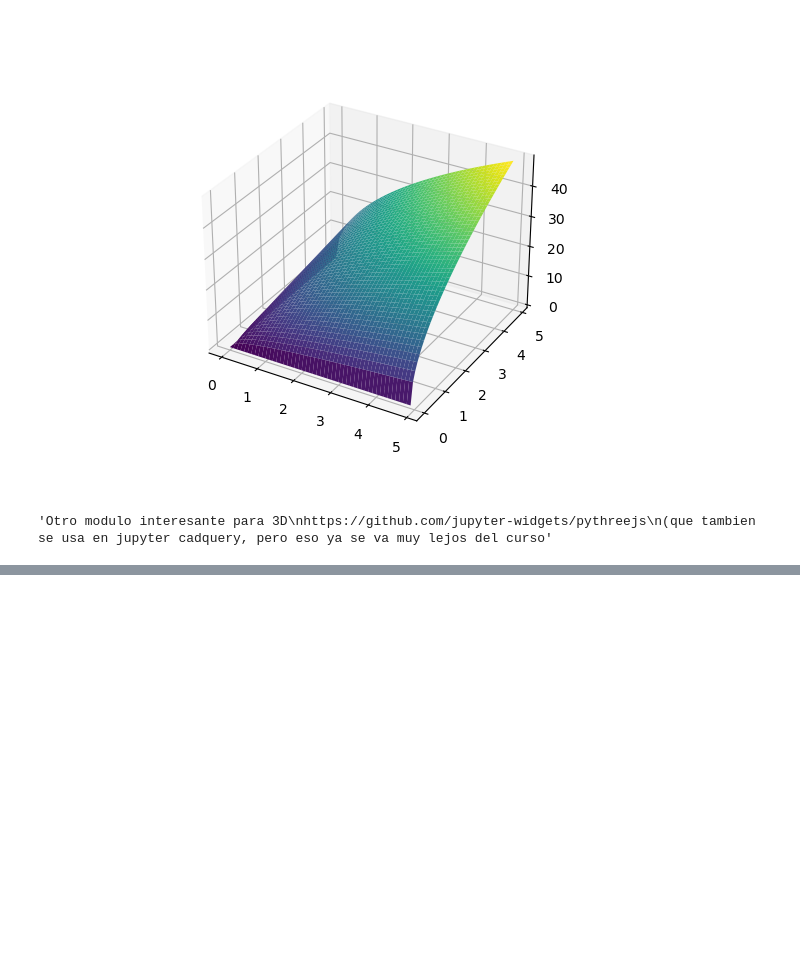
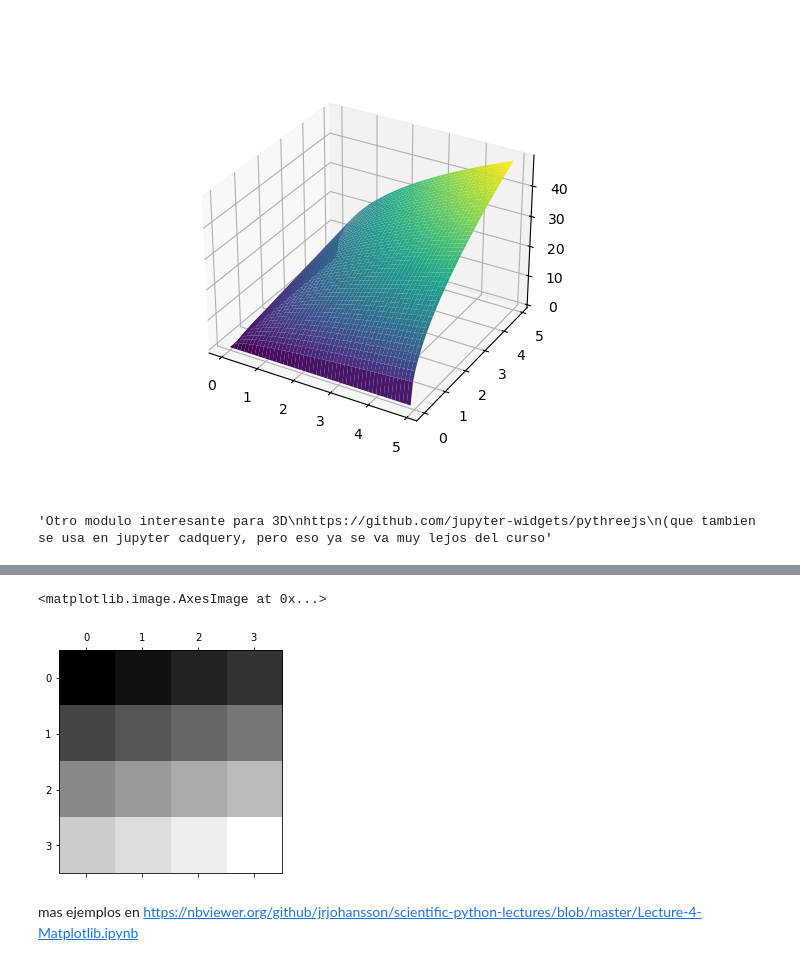
Before and after one commit to arivero/CursoPythonFis, a Jupyter notebook: ejemplos/display.ipynb, the cells around one changed output, grey strips where cells are left out. Saved outputs shown, nothing was run; the diff lists cells and outputs as text; code cells hidden in the pictures; blank space fills up the shorter version.

Commit message:
mas ejemplos

```diff
--- a/ejemplos/display.ipynb
+++ b/ejemplos/display.ipynb
@@ -180,0 +187,9 @@ https://github.com/jupyter-widgets/pythreejs
+# %%
+%matplotlib inline
+plt.matshow(m,cmap=plt.cm.gray)
+# %% [output]
+<matplotlib.image.AxesImage at 0x...>
+[figure, added]
+# %% [markdown]
+mas ejemplos en
+https://nbviewer.org/github/jrjohansson/scientific-python-lectures/blob/master/Lecture-4-Matplotlib.ipynb
```
Also changed, not shown: parts of 1 cell of this notebook, 4 other files.
